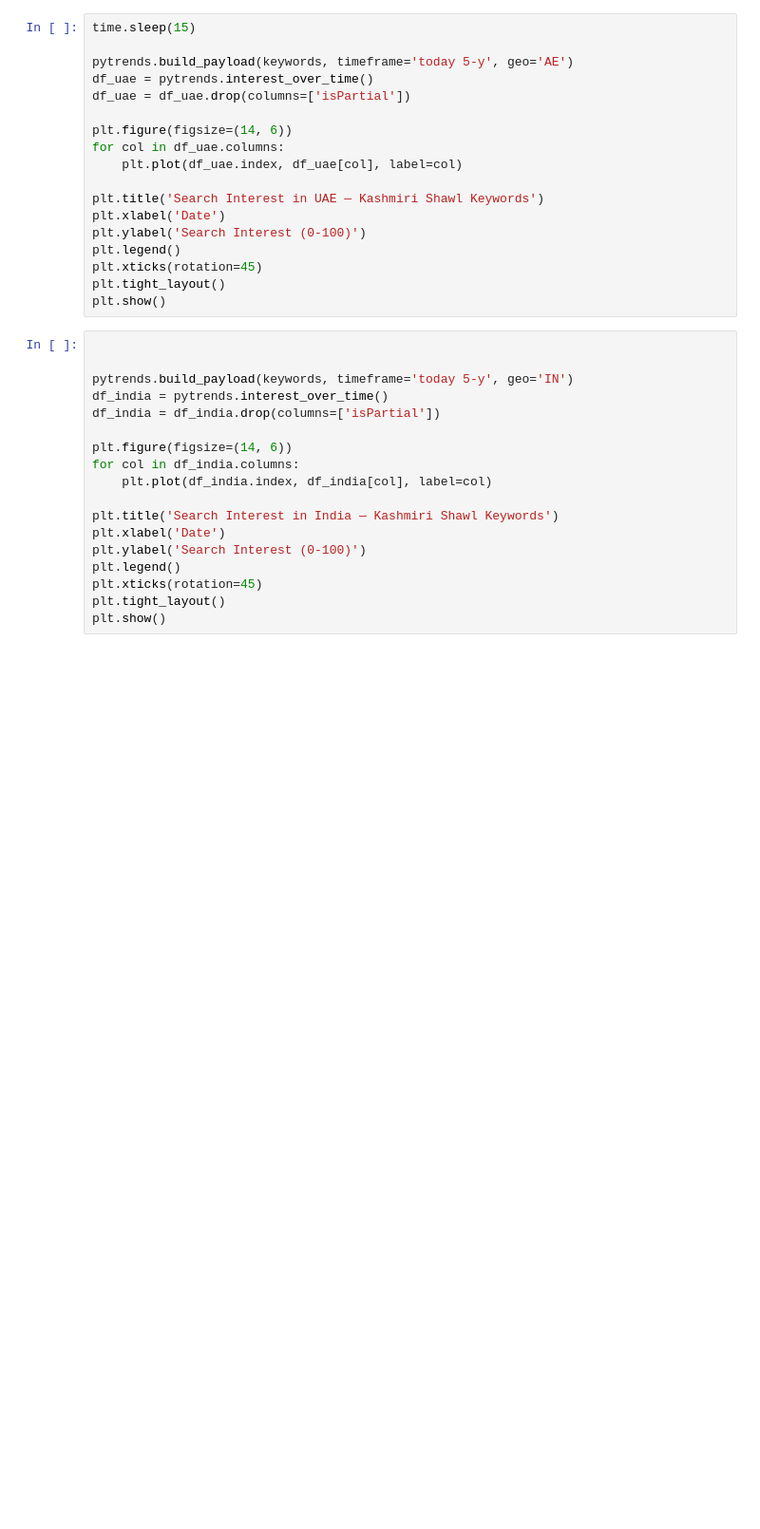
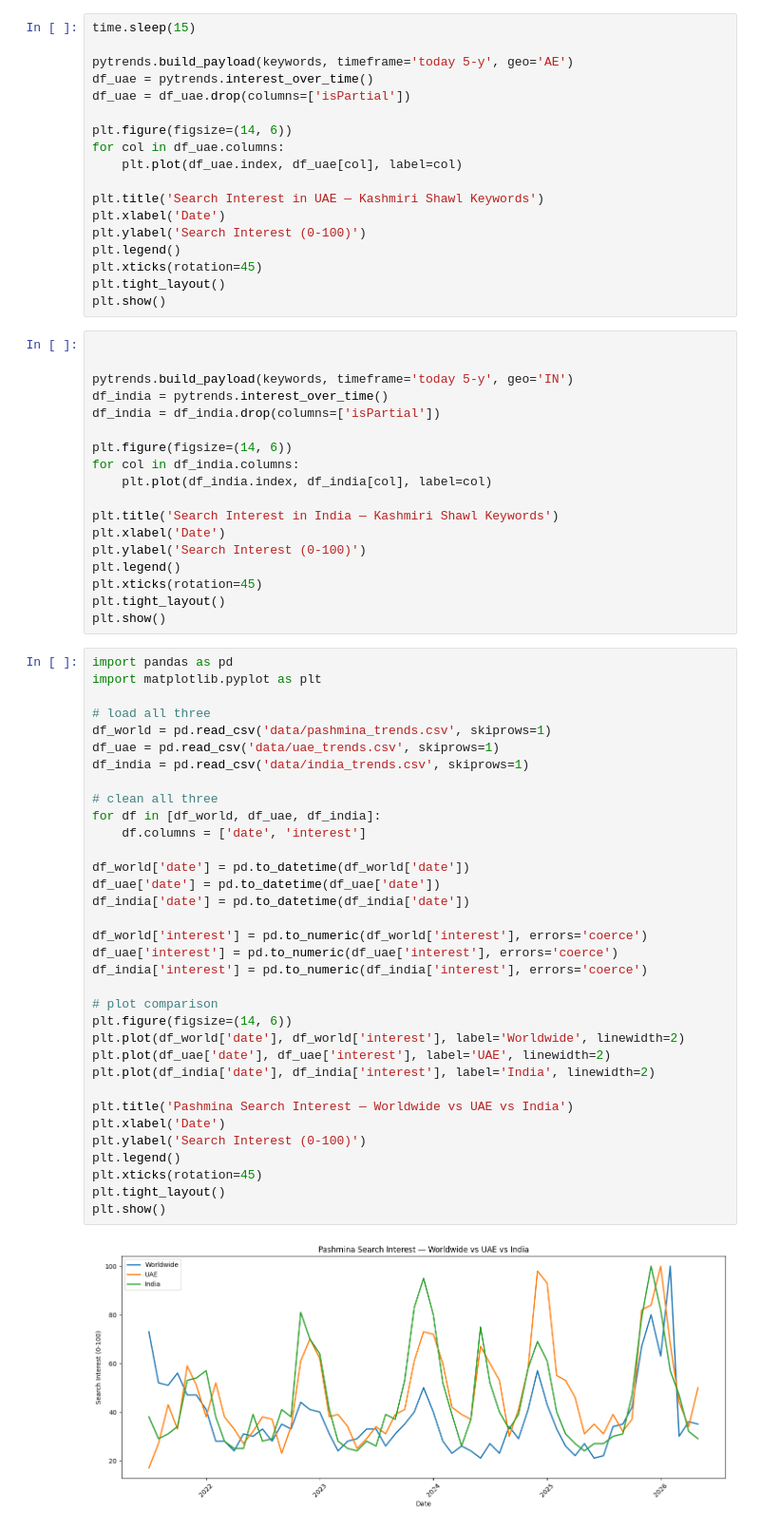
Before and after one commit to syed-taha-andrabi/shawl-business-intelligence, a Jupyter notebook: 09_google_trends.ipynb, the cells around one changed output. Shown at 95% size. Cells and saved outputs as stored; diff of their text form; blank space fills up the shorter version.

Commit message:
Module 2 complete: Google Trends analysis - Worldwide, UAE, India comparison

```diff
--- a/09_google_trends.ipynb
+++ b/09_google_trends.ipynb
@@ -73,3 +73,39 @@ plt.legend()
 plt.xticks(rotation=45)
 plt.tight_layout()
 plt.show()
+# %%
+import pandas as pd
+import matplotlib.pyplot as plt
+
+# load all three
+df_world = pd.read_csv('data/pashmina_trends.csv', skiprows=1)
+df_uae = pd.read_csv('data/uae_trends.csv', skiprows=1)
+df_india = pd.read_csv('data/india_trends.csv', skiprows=1)
+
+# clean all three
+for df in [df_world, df_uae, df_india]:
+    df.columns = ['date', 'interest']
+
+df_world['date'] = pd.to_datetime(df_world['date'])
+df_uae['date'] = pd.to_datetime(df_uae['date'])
+df_india['date'] = pd.to_datetime(df_india['date'])
+
+df_world['interest'] = pd.to_numeric(df_world['interest'], errors='coerce')
+df_uae['interest'] = pd.to_numeric(df_uae['interest'], errors='coerce')
+df_india['interest'] = pd.to_numeric(df_india['interest'], errors='coerce')
+
+# plot comparison
+plt.figure(figsize=(14, 6))
+plt.plot(df_world['date'], df_world['interest'], label='Worldwide', linewidth=2)
+plt.plot(df_uae['date'], df_uae['interest'], label='UAE', linewidth=2)
+plt.plot(df_india['date'], df_india['interest'], label='India', linewidth=2)
+
+plt.title('Pashmina Search Interest — Worldwide vs UAE vs India')
+plt.xlabel('Date')
+plt.ylabel('Search Interest (0-100)')
+plt.legend()
+plt.xticks(rotation=45)
+plt.tight_layout()
+plt.show()
+# %% [output]
+[figure, added]
```
Also changed, not shown: 3 other files.
